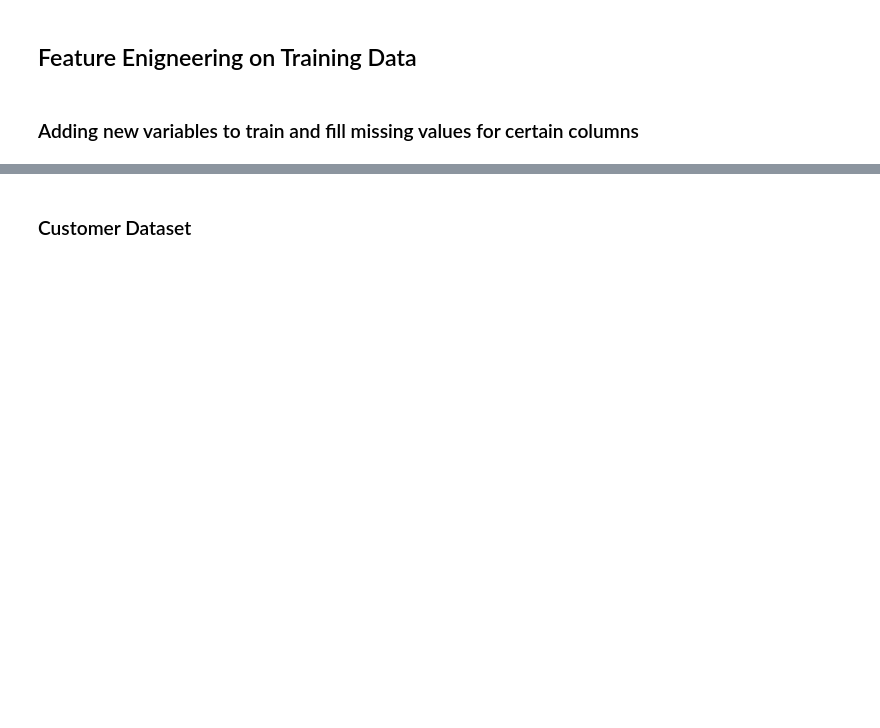
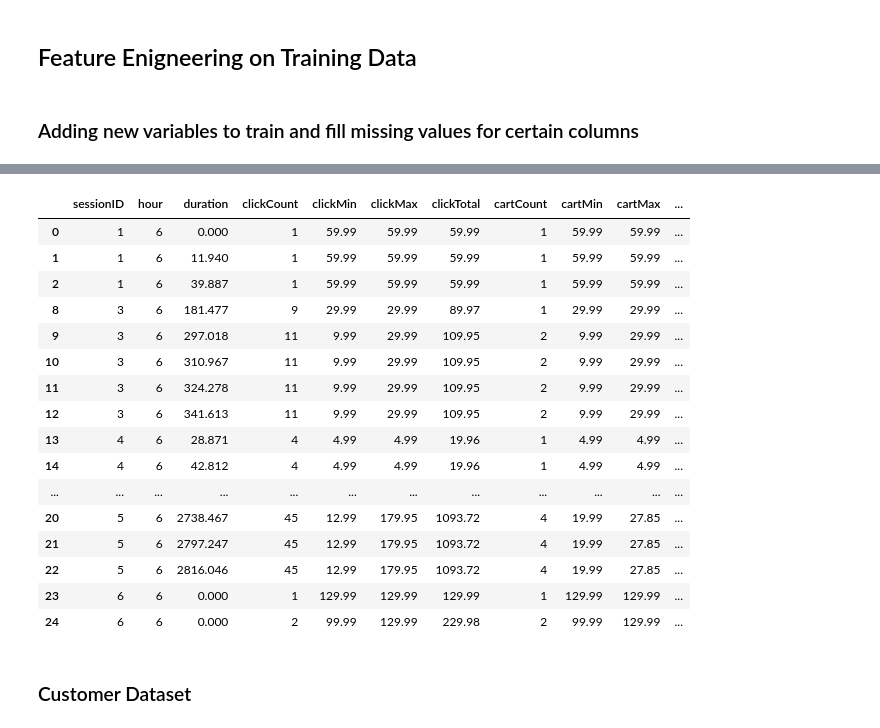
Before and after one commit to BrainMonkey/ml-contest1, a Jupyter notebook: python/jhiciano-customer-split.ipynb, the cells around one changed output, grey strips where cells are left out. Drawn from its saved outputs; the diff is of its cells as text; code cells hidden in the pictures; blank space fills up the shorter version.

```diff
--- a/python/jhiciano-customer-split.ipynb
+++ b/python/jhiciano-customer-split.ipynb
@@ -151,3 +179,23 @@ See the caveats in the documentation: http://pandas.pydata.org/pandas-docs/stabl
+# %%
+df_train_noncust.head(20)
+# %% [output]
+|  | sessionID | hour | duration | clickCount | clickMin | clickMax | clickTotal | cartCount | cartMin | cartMax | ... |
+| 0 | 1 | 6 | 0.000 | 1 | 59.99 | 59.99 | 59.99 | 1 | 59.99 | 59.99 | ... |
+| 1 | 1 | 6 | 11.940 | 1 | 59.99 | 59.99 | 59.99 | 1 | 59.99 | 59.99 | ... |
+| 2 | 1 | 6 | 39.887 | 1 | 59.99 | 59.99 | 59.99 | 1 | 59.99 | 59.99 | ... |
+| 8 | 3 | 6 | 181.477 | 9 | 29.99 | 29.99 | 89.97 | 1 | 29.99 | 29.99 | ... |
+| 9 | 3 | 6 | 297.018 | 11 | 9.99 | 29.99 | 109.95 | 2 | 9.99 | 29.99 | ... |
+| 10 | 3 | 6 | 310.967 | 11 | 9.99 | 29.99 | 109.95 | 2 | 9.99 | 29.99 | ... |
+| 11 | 3 | 6 | 324.278 | 11 | 9.99 | 29.99 | 109.95 | 2 | 9.99 | 29.99 | ... |
+| 12 | 3 | 6 | 341.613 | 11 | 9.99 | 29.99 | 109.95 | 2 | 9.99 | 29.99 | ... |
+| 13 | 4 | 6 | 28.871 | 4 | 4.99 | 4.99 | 19.96 | 1 | 4.99 | 4.99 | ... |
+| 14 | 4 | 6 | 42.812 | 4 | 4.99 | 4.99 | 19.96 | 1 | 4.99 | 4.99 | ... |
+| ... | ... | ... | ... | ... | ... | ... | ... | ... | ... | ... | ... |
+| 20 | 5 | 6 | 2738.467 | 45 | 12.99 | 179.95 | 1093.72 | 4 | 19.99 | 27.85 | ... |
+| 21 | 5 | 6 | 2797.247 | 45 | 12.99 | 179.95 | 1093.72 | 4 | 19.99 | 27.85 | ... |
+| 22 | 5 | 6 | 2816.046 | 45 | 12.99 | 179.95 | 1093.72 | 4 | 19.99 | 27.85 | ... |
+| 23 | 6 | 6 | 0.000 | 1 | 129.99 | 129.99 | 129.99 | 1 | 129.99 | 129.99 | ... |
+| 24 | 6 | 6 | 0.000 | 2 | 99.99 | 129.99 | 229.98 | 2 | 99.99 | 129.99 | ... |
 # %% [markdown]
 ### Customer Dataset
 # %%
```
Also changed, not shown: parts of 46 cells of this notebook, 1 other file.
